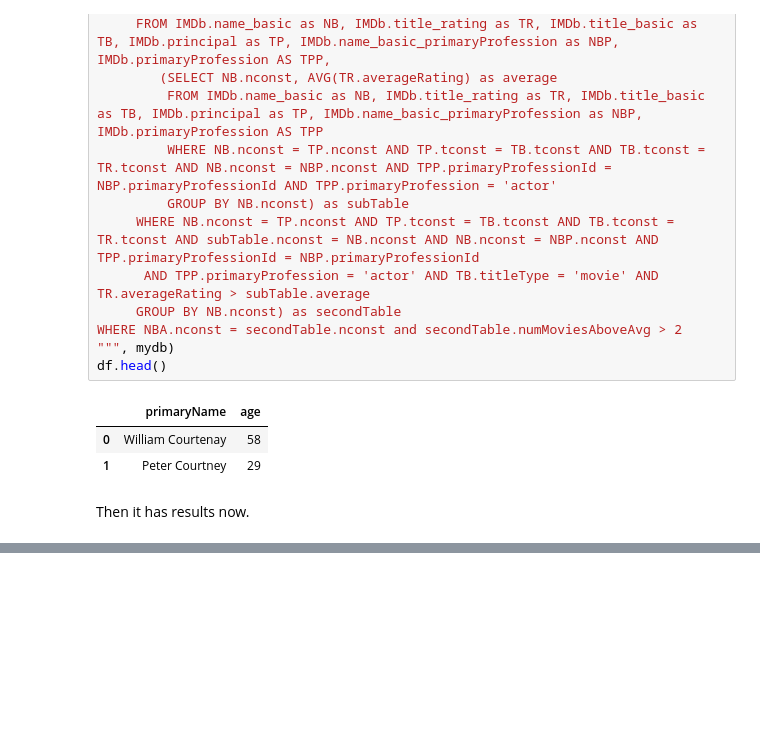
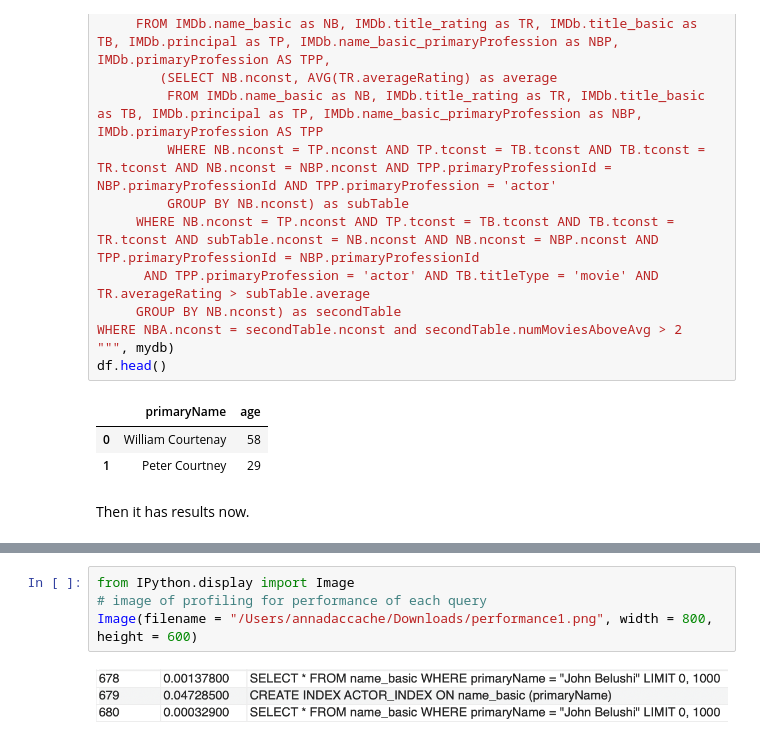
Before and after one commit to xiaohaiguicc/Practicum, a Jupyter notebook: Journaling.ipynb, the cells around one changed output, grey strips where cells are left out. Saved outputs shown, nothing was run; the diff lists cells and outputs as text; blank space fills up the shorter version.

```diff
--- a/Journaling.ipynb
+++ b/Journaling.ipynb
@@ -983,0 +1047,6 @@ Then it has results now.
+# %%
+from IPython.display import Image
+# image of profiling for performance of each query
+Image(filename = "/Users/annadaccache/Downloads/performance1.png", width = 800, height = 600)
+# %% [output]
+[figure, added]
```
Also changed, not shown: parts of 15 cells of this notebook.
